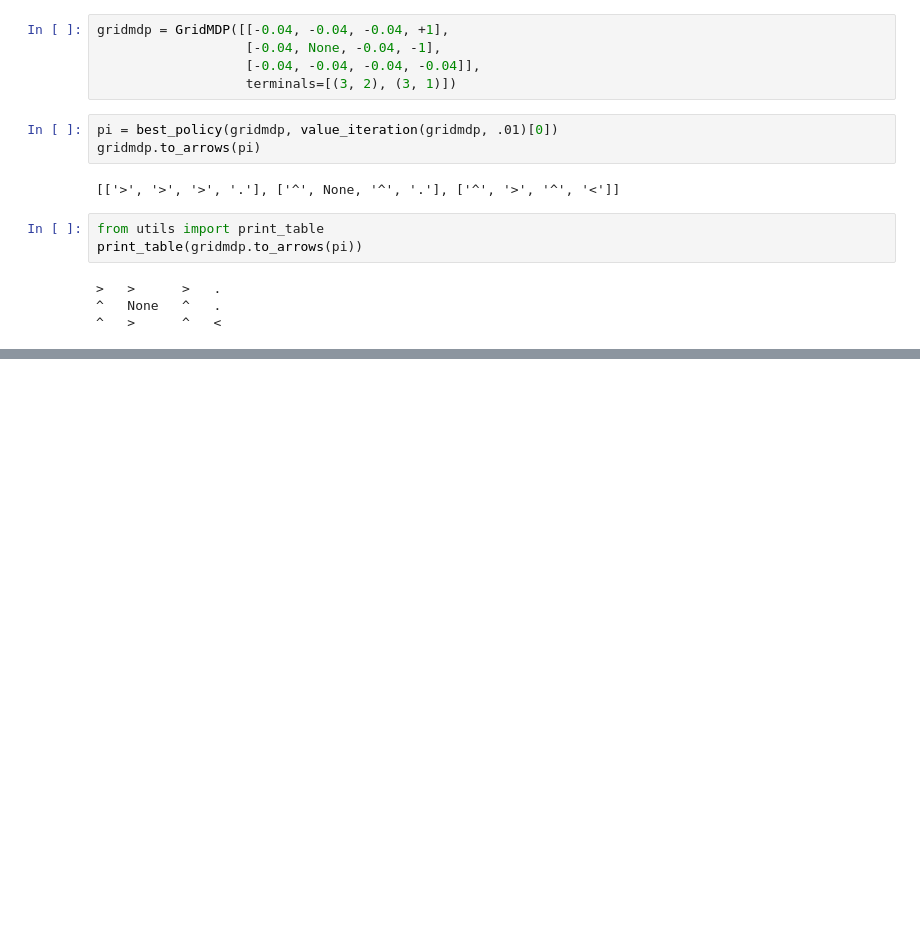
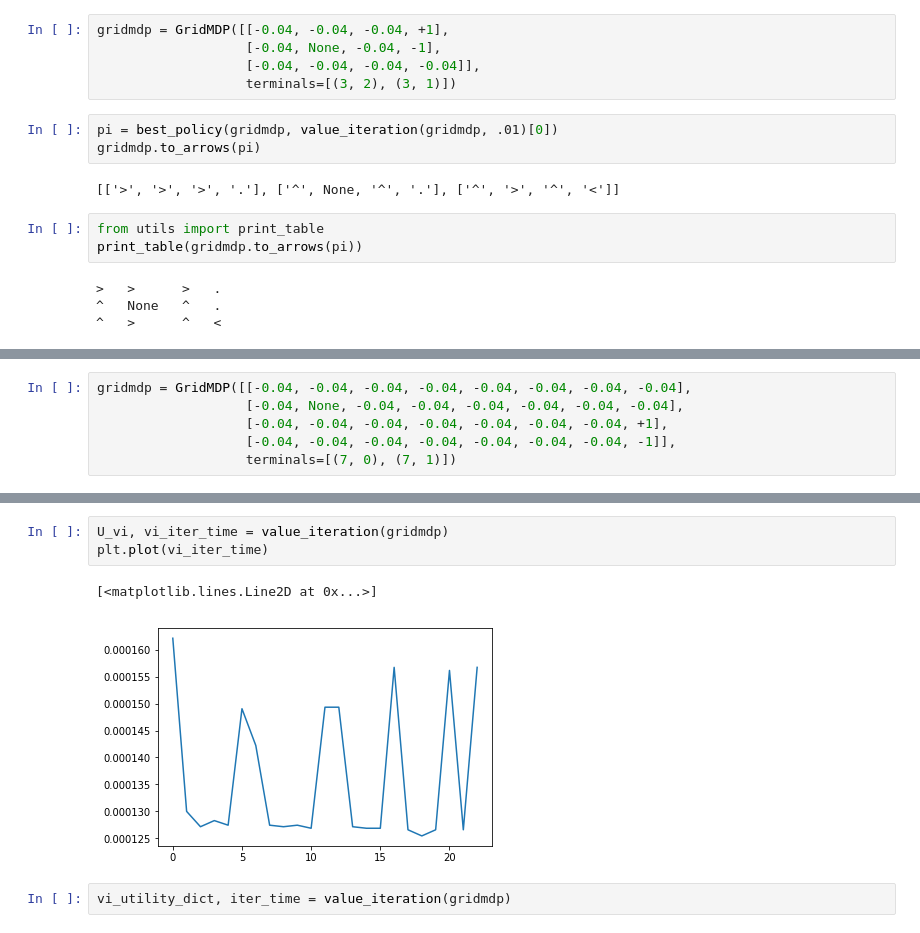
Before and after one commit to nshea3/ml_notebooks_p4, a Jupyter notebook: aimacode_mdp.ipynb, the cells around one changed output, grey strips where cells are left out. Saved outputs shown, nothing was run; the diff lists cells and outputs as text; blank space fills up the shorter version.

```diff
--- a/aimacode_mdp.ipynb
+++ b/aimacode_mdp.ipynb
@@ -84,0 +103,6 @@ plt.plot(iter_time)
+# %%
+gridmdp = GridMDP([[-0.04, -0.04, -0.04, -0.04, -0.04, -0.04, -0.04, -0.04],
+                   [-0.04, None, -0.04, -0.04, -0.04, -0.04, -0.04, -0.04],
+                   [-0.04, -0.04, -0.04, -0.04, -0.04, -0.04, -0.04, +1],
+                   [-0.04, -0.04, -0.04, -0.04, -0.04, -0.04, -0.04, -1]],
+                   terminals=[(7, 0), (7, 1)])
@@ -84,0 +117,8 @@ plt.plot(iter_time)
+# %%
+U_vi, vi_iter_time = value_iteration(gridmdp)
+plt.plot(vi_iter_time)
+# %% [output]
+[<matplotlib.lines.Line2D at 0x...>]
+[figure, added]
+# %%
+vi_utility_dict, iter_time = value_iteration(gridmdp)
```
Also changed, not shown: parts of 10 cells of this notebook.
